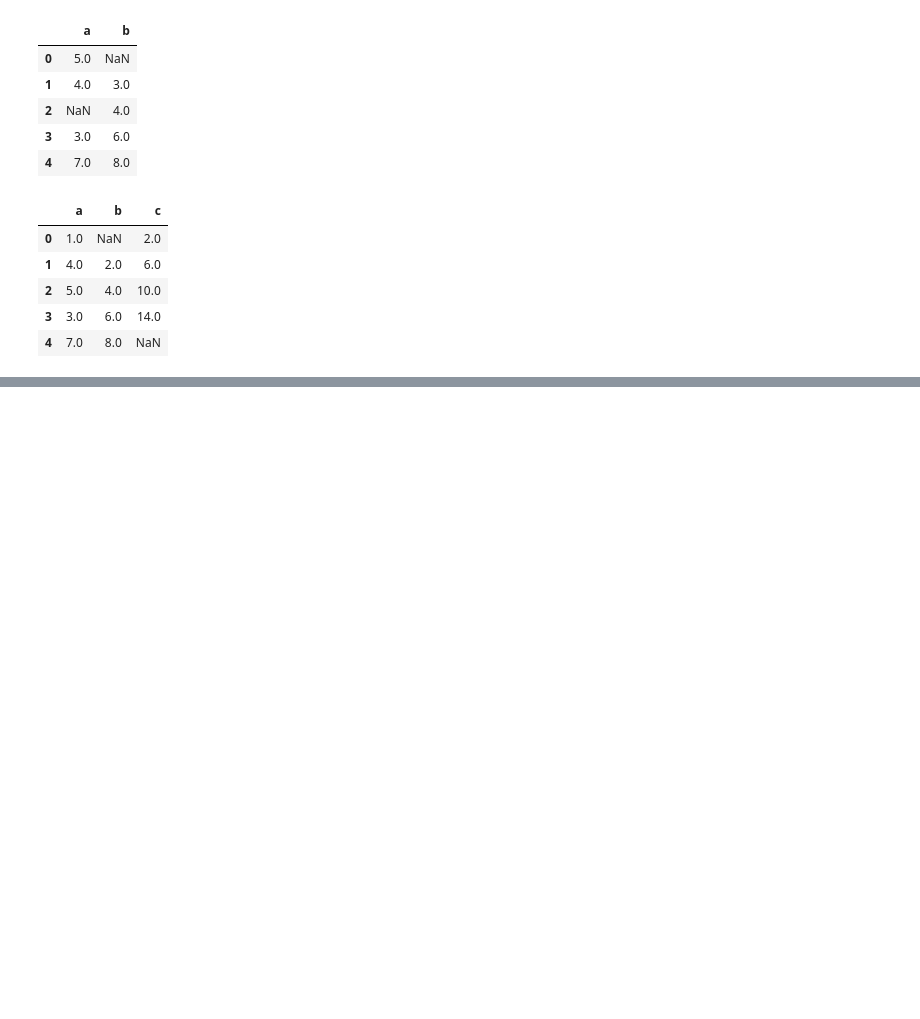
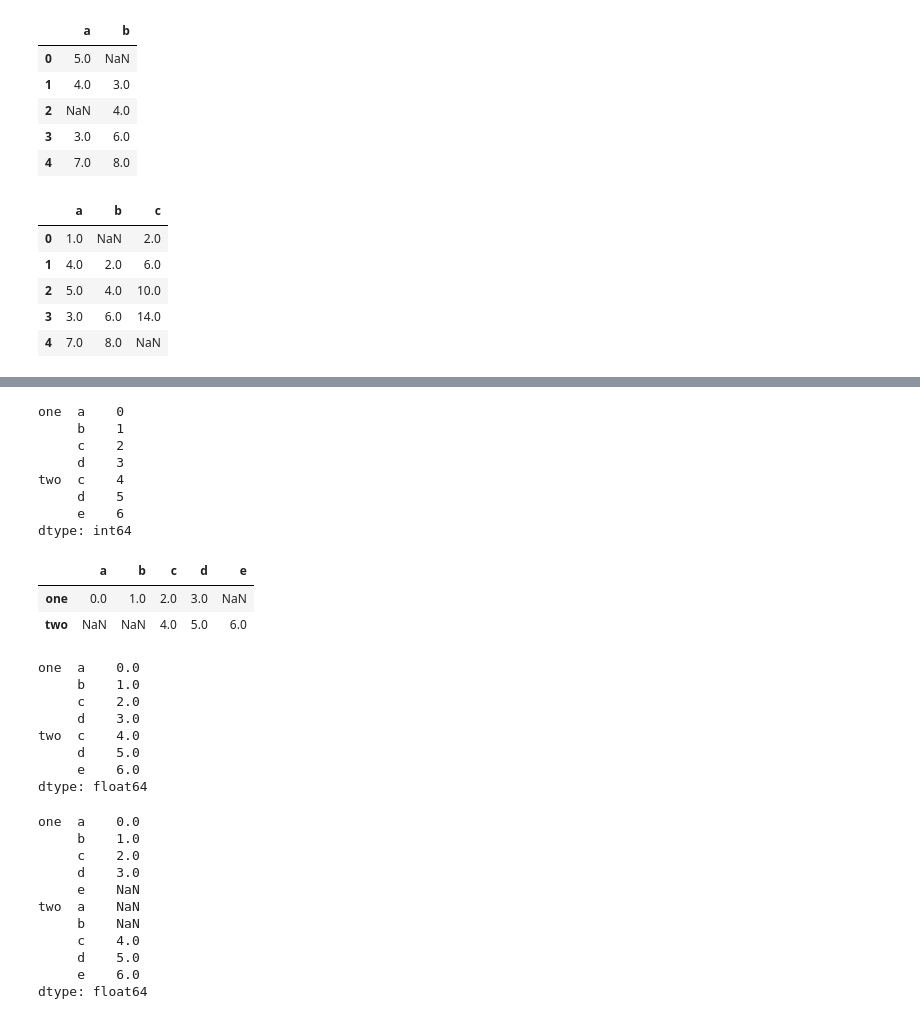
Before and after one commit to Roooooobin/Python-for-Data-Analysis-Practice, a Jupyter notebook: Data Wrangling, Join, Combine and Reshape.ipynb, the cells around one changed output, grey strips where cells are left out. Cells and saved outputs as stored; diff of their text form; code cells hidden in the pictures; blank space fills up the shorter version.

```diff
--- a/Data Wrangling, Join, Combine and Reshape.ipynb
+++ b/Data Wrangling, Join, Combine and Reshape.ipynb
@@ -594,0 +639,40 @@ dtype: float64
+# %%
+s1 = pd.Series([0, 1, 2, 3], index=['a', 'b', 'c', 'd'])
+s2 = pd.Series([4, 5, 6], index=['c', 'd', 'e'])
+data2 = pd.concat([s1, s2], keys=['one', 'two'])
+data2
+data2.unstack()
+# stacking filters out missing data by default, so the operation is more easily invertible
+data2.unstack().stack()
+data2.unstack().stack(dropna=False)
+# %% [output]
+one  a    0
+     b    1
+     c    2
+     d    3
+two  c    4
+     d    5
+     e    6
+dtype: int64
+|  | a | b | c | d | e |
+| one | 0.0 | 1.0 | 2.0 | 3.0 | NaN |
+| two | NaN | NaN | 4.0 | 5.0 | 6.0 |
+one  a    0.0
+     b    1.0
+     c    2.0
+     d    3.0
+two  c    4.0
+     d    5.0
+     e    6.0
+dtype: float64
+one  a    0.0
+     b    1.0
+     c    2.0
+     d    3.0
+     e    NaN
+two  a    NaN
+     b    NaN
+     c    4.0
+     d    5.0
+     e    6.0
+dtype: float64
```
Also changed, not shown: parts of 3 cells of this notebook.
